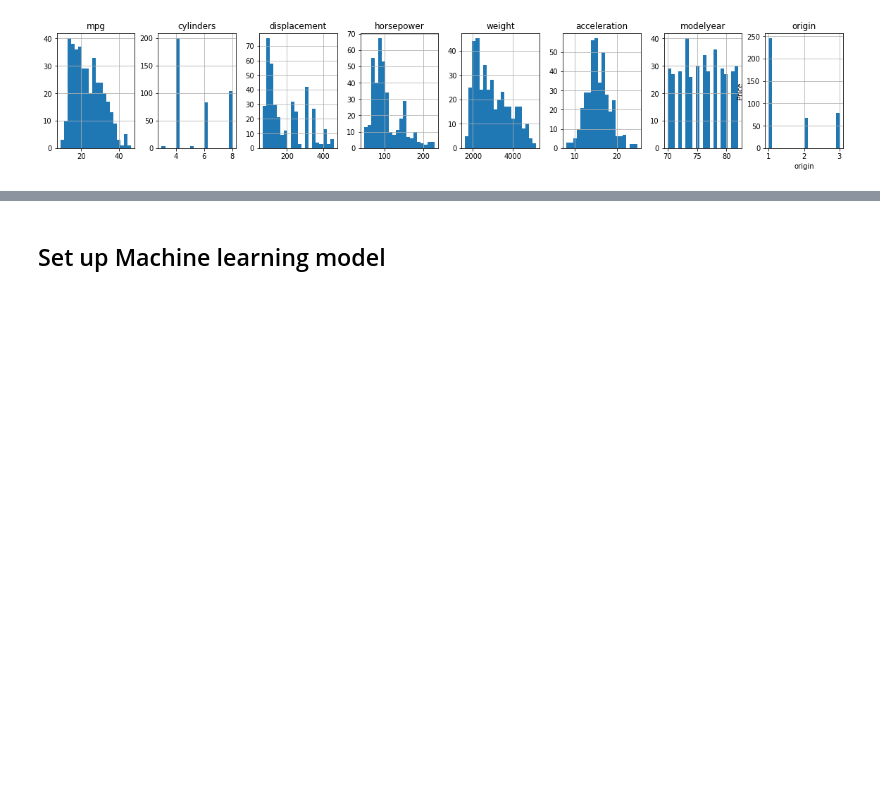
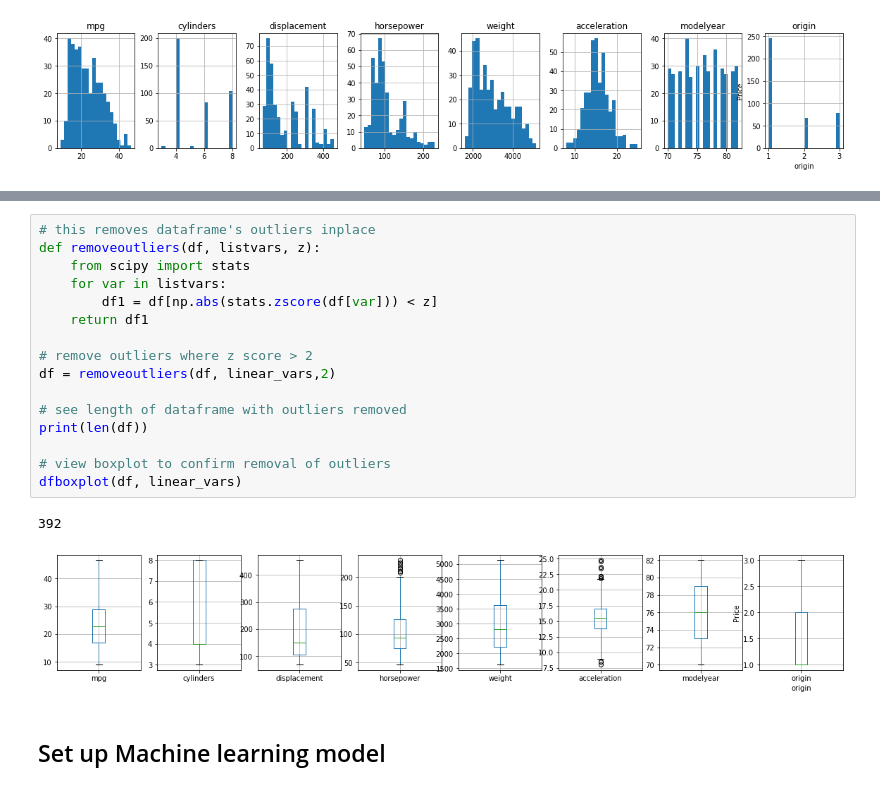
Before and after one commit to groverj2/milespergallon, a Jupyter notebook: auto-mpg1.ipynb, the cells around one changed output, grey strips where cells are left out. Cells and saved outputs as stored; diff of their text form; blank space fills up the shorter version.

```diff
--- a/auto-mpg1.ipynb
+++ b/auto-mpg1.ipynb
@@ -185,3 +212,22 @@ histplot(df, df.drop(['carname'], axis=1, inplace=False).columns)
+# %%
+# this removes dataframe's outliers inplace
+def removeoutliers(df, listvars, z):
+    from scipy import stats
+    for var in listvars:
+        df1 = df[np.abs(stats.zscore(df[var])) < z]
+    return df1
+
+# remove outliers where z score > 2
+df = removeoutliers(df, linear_vars,2)
+
+# see length of dataframe with outliers removed
+print(len(df))
+
+# view boxplot to confirm removal of outliers
+dfboxplot(df, linear_vars)
+# %% [output]
+392
+[figure, added]
 # %% [markdown]
 ## Set up Machine learning model
 # %% [markdown]
```
Also changed, not shown: parts of 19 cells of this notebook, 3 other files.
